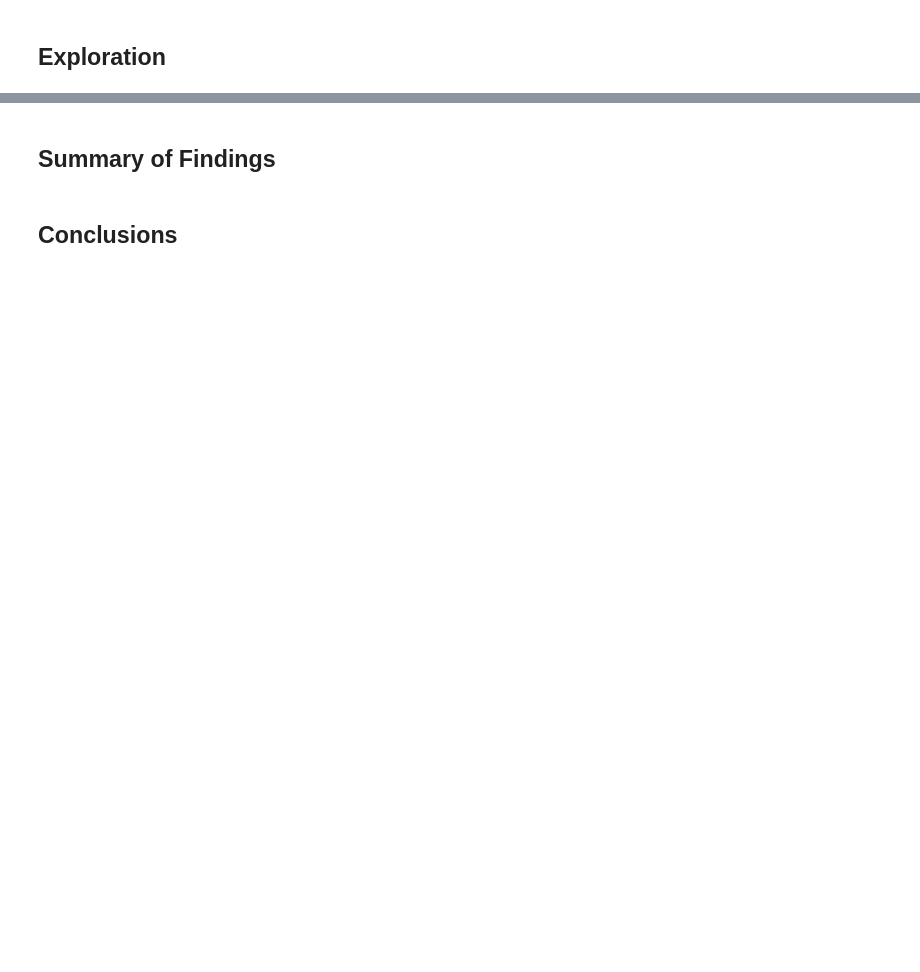
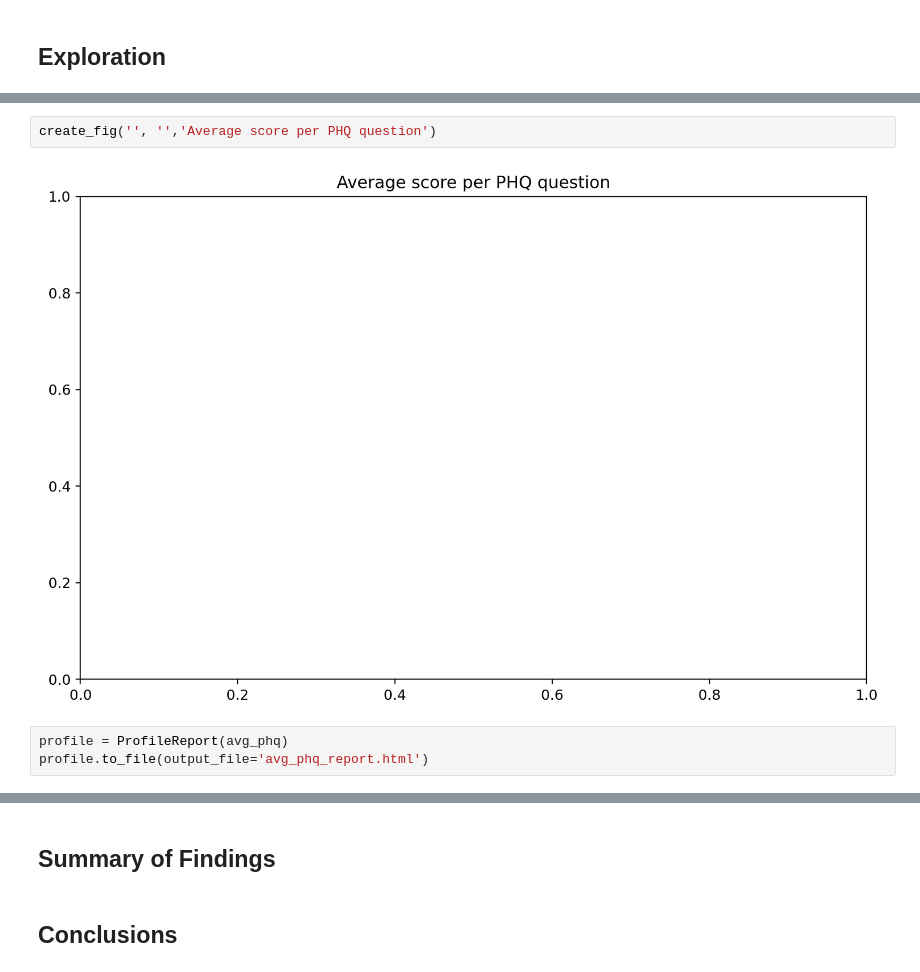
Before and after one commit to brk-a/MentalHealthAnalysis, a Jupyter notebook: exploration.ipynb, the cells around one changed output, grey strips where cells are left out. Drawn from its saved outputs; the diff is of its cells as text; blank space fills up the shorter version.

```diff
--- a/exploration.ipynb
+++ b/exploration.ipynb
@@ -290,0 +417,7 @@ df.sample(randint(5, 15))
+# %%
+create_fig('', '','Average score per PHQ question')
+# %% [output]
+[figure, added]
+# %%
+profile = ProfileReport(avg_phq)
+profile.to_file(output_file='avg_phq_report.html')
```
Also changed, not shown: parts of 22 cells of this notebook, 1 other file.
